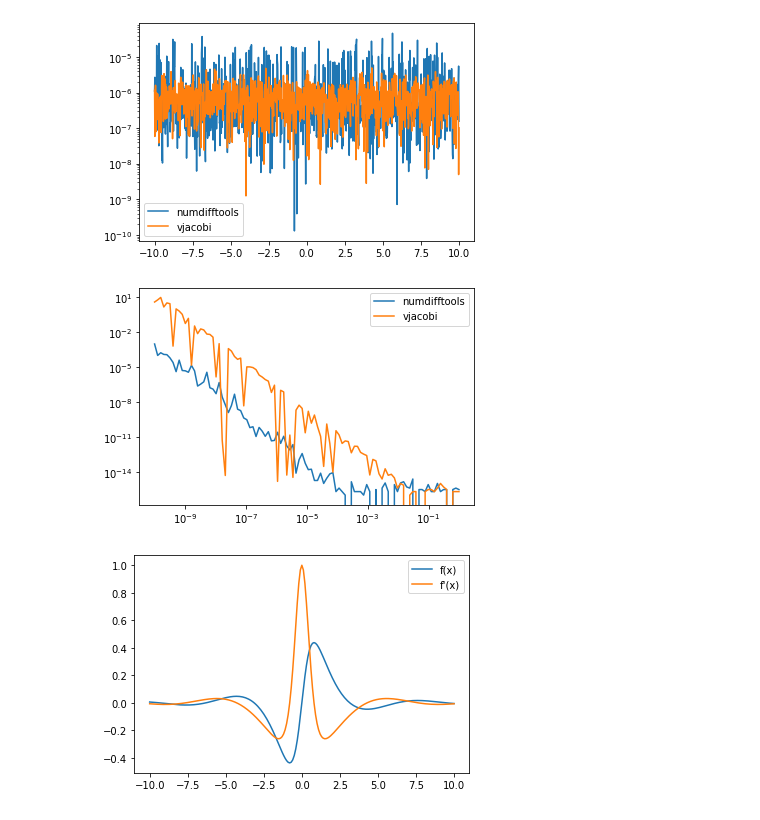
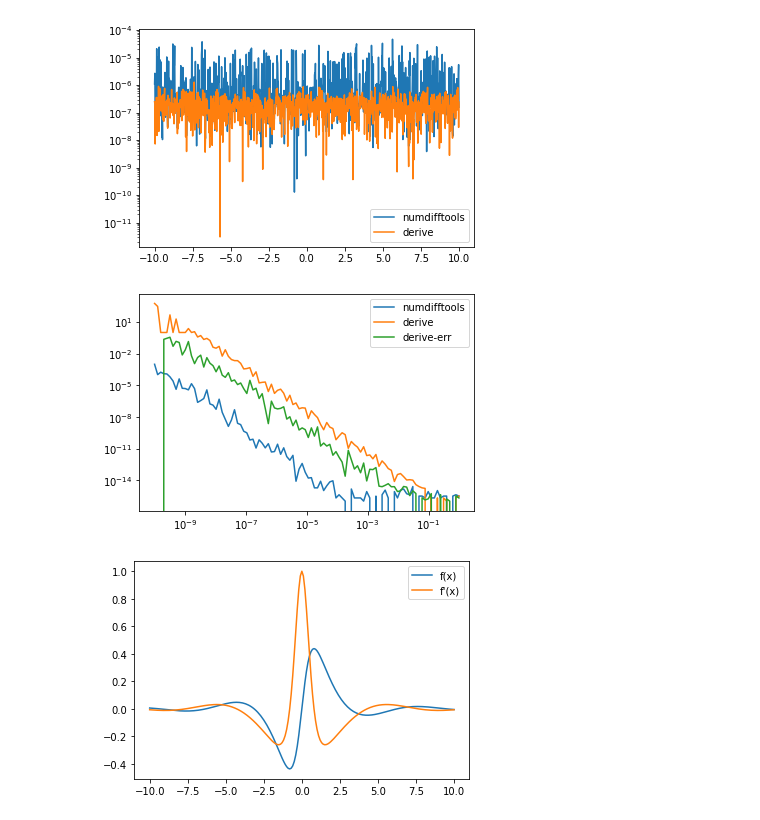
Before and after one commit to HDembinski/jacobi, a Jupyter notebook: notebook/explore.ipynb, the cells around one changed output. Cells and saved outputs as stored; diff of their text form; code cells hidden in the pictures.

```diff
--- a/notebook/explore.ipynb
+++ b/notebook/explore.ipynb
@@ -236,25 +249,26 @@ nd.Derivative(lambda p: np.exp(x + p))(0)
 # %%
 x = np.linspace(-10, 10, 1000)
 
 fp1 = nd.Derivative(lambda p: np.exp(x + p).astype(np.float32))(0)
-fp2 = vjacobi(lambda x, p: np.exp(x + p).astype(np.float32), x, 0)[0]
+fp2 = derive(lambda p: np.exp(x + p).astype(np.float32), 0, initial_step=0.5, factor=0.5)[0]
 
 plt.plot(x, np.abs(fp1 / np.exp(x) - 1), label="numdifftools")
-plt.plot(x, np.abs(fp2 / np.exp(x) - 1), label="vjacobi")
+plt.plot(x, np.abs(fp2 / np.exp(x) - 1), label="derive")
 plt.semilogy()
 plt.legend();
 # %% [output]
-[figure, old version]
+[figure, new version]
 # %%
 x = np.geomspace(1e-10, 1, 100)
 
 fp1 = nd.Derivative(lambda p: (x + p) ** 3)(0)
-fp2 = vjacobi(lambda x, p: (x + p) ** 3, x, 0)[0]
+fp2, fpe2 = derive(lambda p: (x + p) ** 3, 0)
 
 plt.plot(x, np.abs(fp1 / fpt(x) - 1), label="numdifftools")
-plt.plot(x, np.abs(fp2 / fpt(x) - 1), label="vjacobi")
+plt.plot(x, np.abs(fp2 / fpt(x) - 1), label="derive")
+plt.plot(x, np.abs(fpe2 / fpt(x)), label="derive-err")
 plt.loglog()
 plt.legend();
 # %% [output]
-[figure, old version]
+[figure, new version]
 # %%
```
Also changed, not shown: parts of 13 cells of this notebook, 1 other file.
